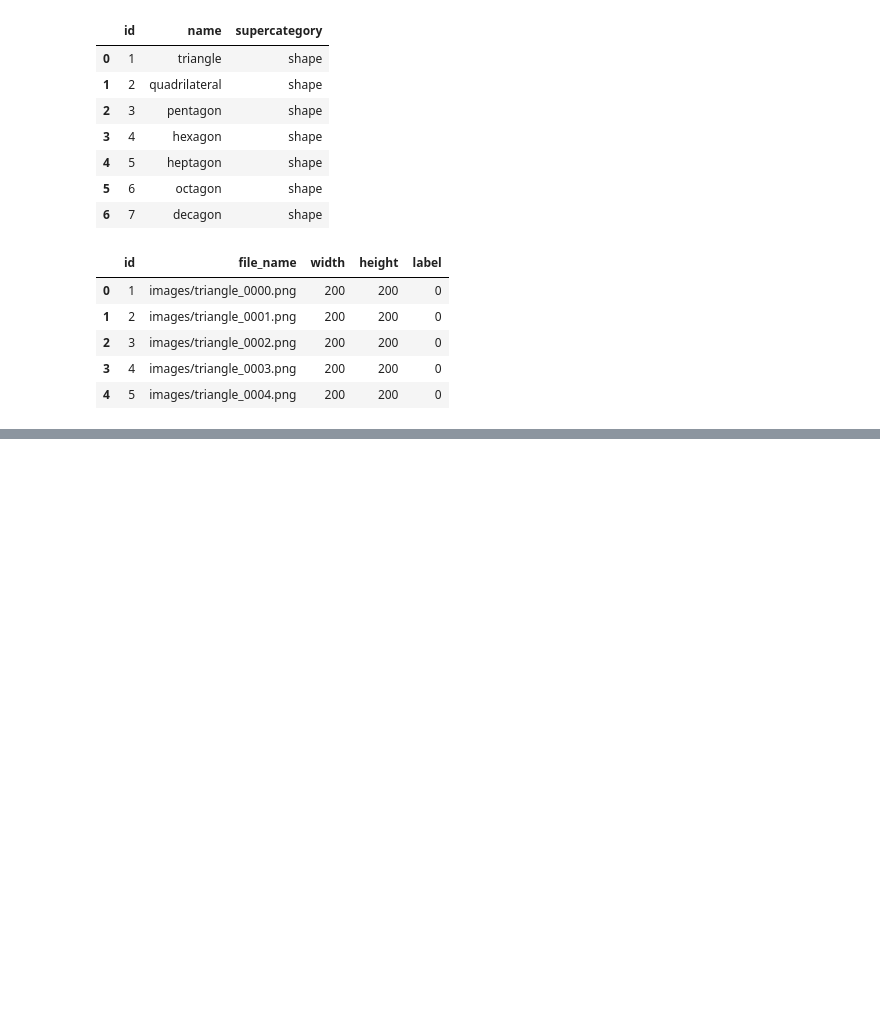
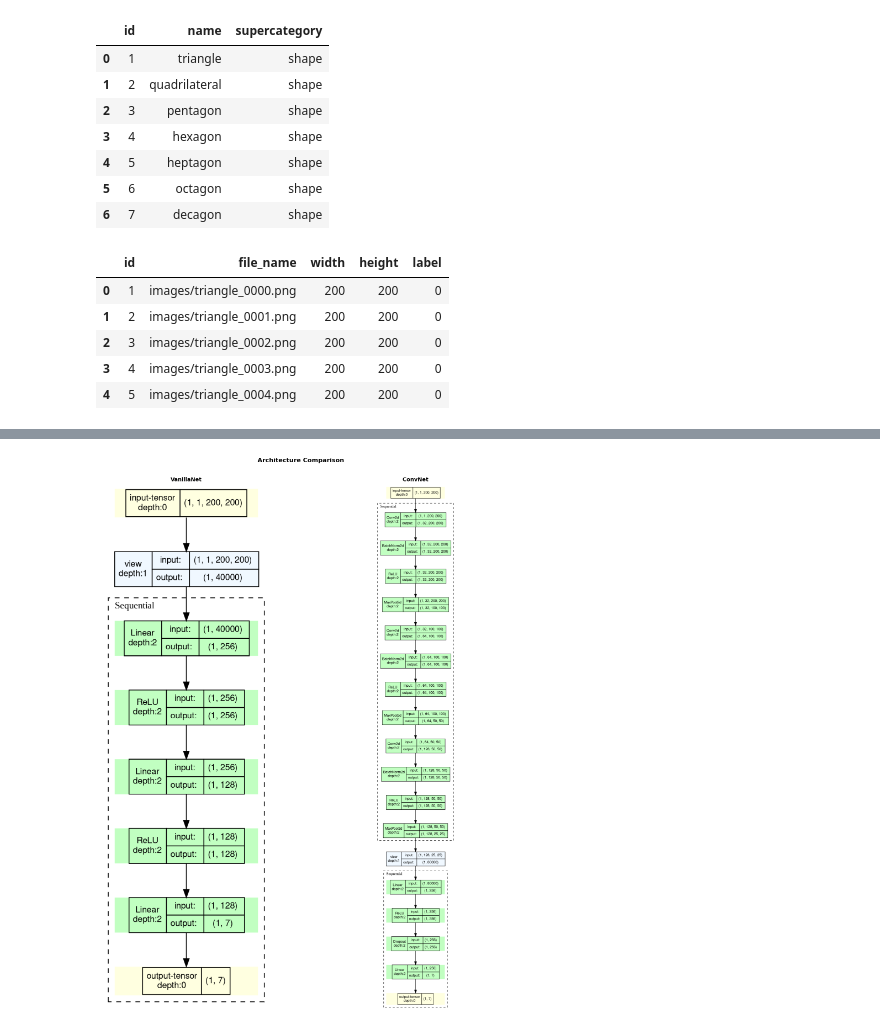
Before and after one commit to vicradon/ml-workspace, a Jupyter notebook: shape_detection/shape_detection.ipynb, the cells around one changed output, grey strips where cells are left out. Cells and saved outputs as stored; diff of their text form; code cells hidden in the pictures; blank space fills up the shorter version.

```diff
--- a/shape_detection/shape_detection.ipynb
+++ b/shape_detection/shape_detection.ipynb
@@ -197,0 +551,13 @@ KeyboardInterrupt:
+# %%
+vanilla = VanillaNeuralNetwork(image_size=IMAGE_DIMENSION, num_classes=7)
+conv    = ConvNet(image_size=IMAGE_DIMENSION, num_classes=7)
+
+compare_architectures(
+    models_and_names=[
+        (vanilla, "VanillaNet"),
+        (conv,    "ConvNet"),
+    ],
+    image_size=IMAGE_DIMENSION,
+)
+# %% [output]
+[figure, added]
```
Also changed, not shown: parts of 17 cells of this notebook.
